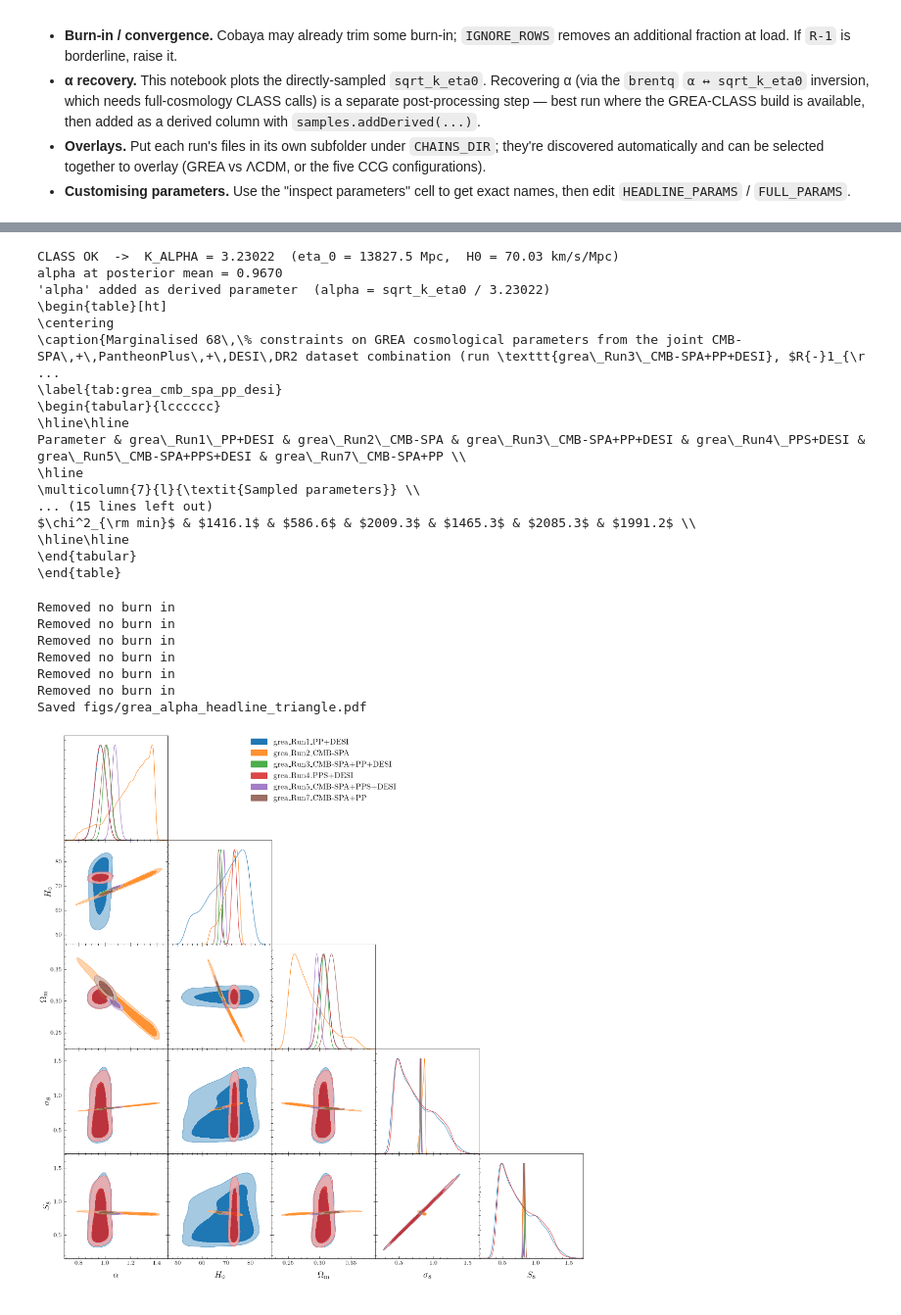
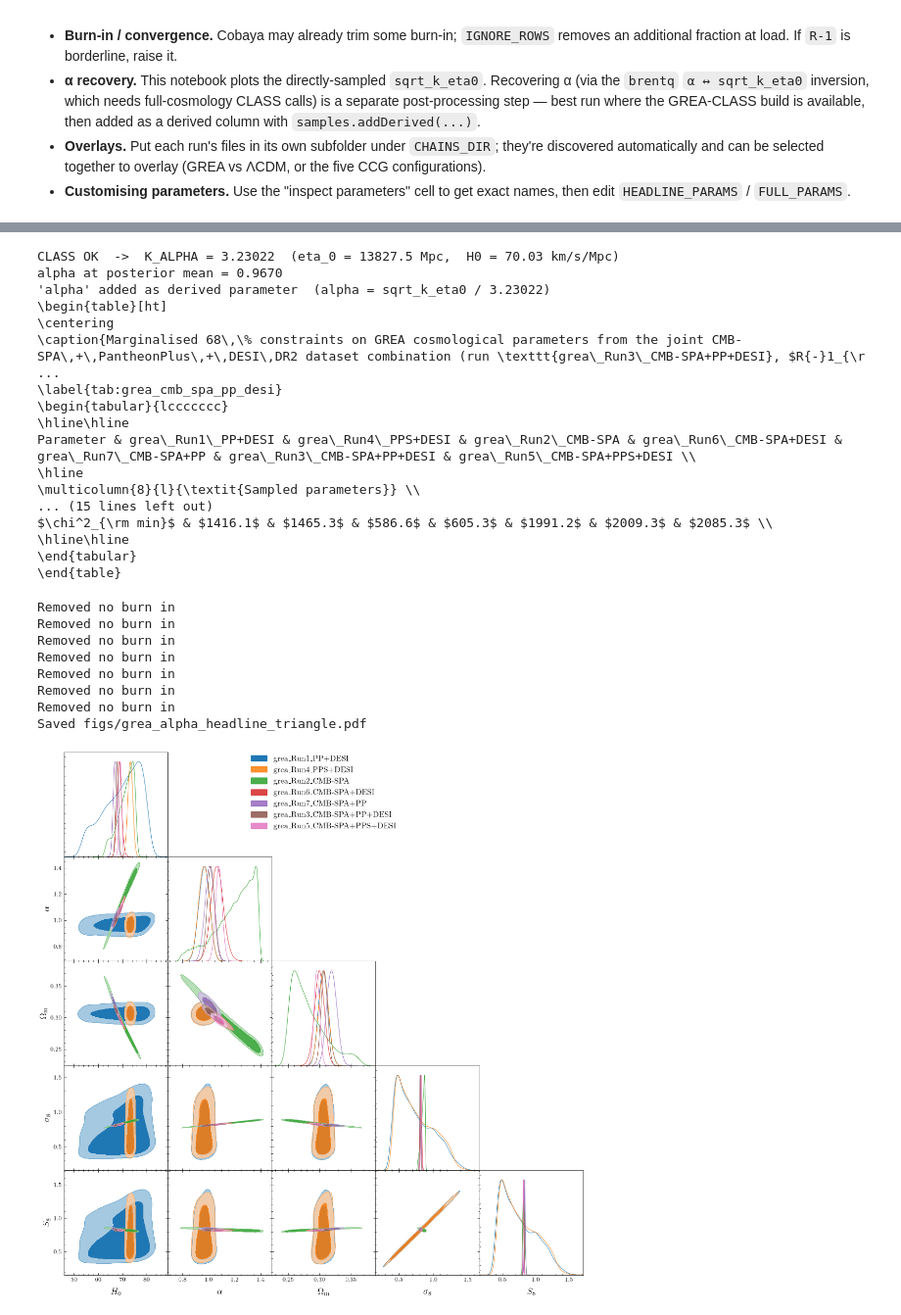
Before and after one commit to zmonneee/CLASS_GREA, a Jupyter notebook: ANALYSIS/grea_pp_desi_analysis.ipynb, the cells around one changed output, grey strips where cells are left out. Shown at 98% size. Drawn from its saved outputs; the diff is of its cells as text; code cells hidden in the pictures.

Commit message:
added CMB+DESI

```diff
--- a/ANALYSIS/grea_pp_desi_analysis.ipynb
+++ b/ANALYSIS/grea_pp_desi_analysis.ipynb
@@ -113,6 +114,11 @@ All discovered runs are selected automatically. To restrict to a subset, set
 # %%
 # [0] or [0, 2] to restrict; None -> all discovered runs
 SELECTION = None
+SELECTION = [0, 3, 1, 5, 6, 2, 4]  #  ALL ORDERED
+
+# SELECTION = [1, 5, 2, 4]  # CMB ORDERED
+# COLORS = ["#58a4b0", "#d66ba0", "#593c8f", "#ce8147"]
+# LABELS = ["CMB", "CMB+PP", "CMB+DESI+PP", "CMB+DESI+PPS"]
 
 run_labels = list(runs)
 if SELECTION is None:
@@ -529,13 +537,13 @@ alpha at posterior mean = 0.9670
 \centering
 \caption{Marginalised 68\,\% constraints on GREA cosmological parameters from the joint CMB-SPA\,+\,PantheonPlus\,+\,DESI\,DR2 dataset combination (run \texttt{grea\_Run3\_CMB-SPA+PP+DESI}, $R{-}1_{\r ...
 \label{tab:grea_cmb_spa_pp_desi}
-\begin{tabular}{lcccccc}
+\begin{tabular}{lccccccc}
 \hline\hline
-Parameter & grea\_Run1\_PP+DESI & grea\_Run2\_CMB-SPA & grea\_Run3\_CMB-SPA+PP+DESI & grea\_Run4\_PPS+DESI & grea\_Run5\_CMB-SPA+PPS+DESI & grea\_Run7\_CMB-SPA+PP \\
+Parameter & grea\_Run1\_PP+DESI & grea\_Run4\_PPS+DESI & grea\_Run2\_CMB-SPA & grea\_Run6\_CMB-SPA+DESI & grea\_Run7\_CMB-SPA+PP & grea\_Run3\_CMB-SPA+PP+DESI & grea\_Run5\_CMB-SPA+PPS+DESI \\
 \hline
-\multicolumn{7}{l}{\textit{Sampled parameters}} \\
+\multicolumn{8}{l}{\textit{Sampled parameters}} \\
 ... (15 lines left out)
-$\chi^2_{\rm min}$ & $1416.1$ & $586.6$ & $2009.3$ & $1465.3$ & $2085.3$ & $1991.2$ \\
+$\chi^2_{\rm min}$ & $1416.1$ & $1465.3$ & $586.6$ & $605.3$ & $1991.2$ & $2009.3$ & $2085.3$ \\
 \hline\hline
 \end{tabular}
 \end{table}
@@ -565,32 +573,33 @@ def _alpha_samples(samples_dict, k_alpha):
                 labels.append(r"\alpha")
             else:
                 names.append(pn.name)
                 labels.append(pn.label)
         result[rk] = _MCSamples(
             samples=new_arr,
             weights=s.weights,
             loglikes=getattr(s, "loglikes", None),
             names=names,
             labels=labels,
             settings={"ignore_rows": 0},
         )
     return result
 
 
 _asamples = _alpha_samples({k: samples[k] for k in chosen}, K_ALPHA)
 
-ALPHA_HEADLINE = ["alpha", "H0", "Omega_m", "sigma8", "S8"]
+ALPHA_HEADLINE = ["H0", "alpha", "Omega_m", "sigma8", "S8"]
 ALPHA_FULL = [p if p != "sqrt_k_eta0" else "alpha" for p in FULL_PARAMS]
 
 # Headline triangle (alpha + key cosmological params)
 _ = triangle(_asamples, ALPHA_HEADLINE, "grea_alpha_headline_triangle.pdf",
              colors=run_colors, display_labels=run_labels_display, filled=True)
 # %% [output]
+Removed no burn in
 Removed no burn in
 Removed no burn in
 Removed no burn in
 Removed no burn in
 Removed no burn in
 Removed no burn in
 Saved figs/grea_alpha_headline_triangle.pdf
-[figure, old version]
+[figure, new version]
```
Also changed, not shown: parts of 8 cells of this notebook, 20 other files.
